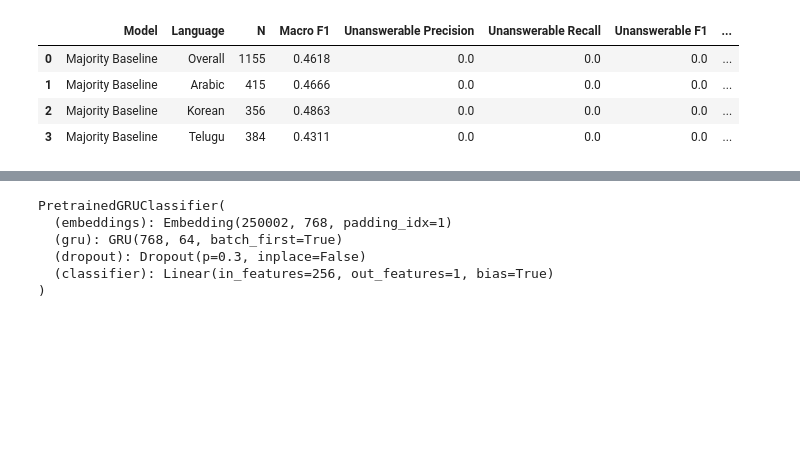
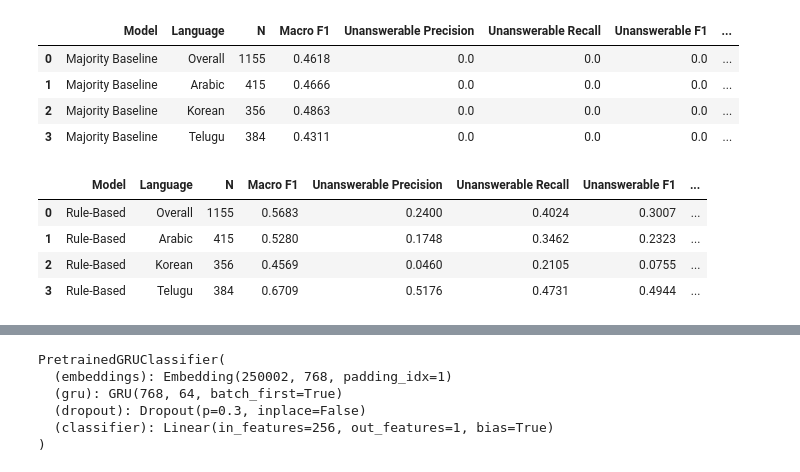
Before and after one commit to wiwillym/nlp-ku-project, a Jupyter notebook: notebooks/6_learned_answerability.ipynb, the cells around one changed output, grey strips where cells are left out. Saved outputs shown, nothing was run; the diff lists cells and outputs as text; code cells hidden in the pictures; blank space fills up the shorter version.

```diff
--- a/notebooks/6_learned_answerability.ipynb
+++ b/notebooks/6_learned_answerability.ipynb
@@ -103,6 +111,20 @@ majority_results
 | 1 | Majority Baseline | Arabic | 415 | 0.4666 | 0.0 | 0.0 | 0.0 | ... |
 | 2 | Majority Baseline | Korean | 356 | 0.4863 | 0.0 | 0.0 | 0.0 | ... |
 | 3 | Majority Baseline | Telugu | 384 | 0.4311 | 0.0 | 0.0 | 0.0 | ... |
+# %%
+rule_pred = df_val_tokenised.apply(
+    lambda row: rule_based_classifier(row["question"], row["context"], row["lang"], translator),
+    axis=1
+).astype(int).to_numpy()
+
+rule_results = evaluate_answerability_predictions(y_val, rule_pred, val_langs, "Rule-Based").round(4)
+rule_results
+# %% [output]
+|  | Model | Language | N | Macro F1 | Unanswerable Precision | Unanswerable Recall | Unanswerable F1 | ... |
+| 0 | Rule-Based | Overall | 1155 | 0.5683 | 0.2400 | 0.4024 | 0.3007 | ... |
+| 1 | Rule-Based | Arabic | 415 | 0.5280 | 0.1748 | 0.3462 | 0.2323 | ... |
+| 2 | Rule-Based | Korean | 356 | 0.4569 | 0.0460 | 0.2105 | 0.0755 | ... |
+| 3 | Rule-Based | Telugu | 384 | 0.6709 | 0.5176 | 0.4731 | 0.4944 | ... |
 # %%
 MODEL_NAME = "xlm-roberta-base"
 
```
Also changed, not shown: parts of 10 cells of this notebook.
